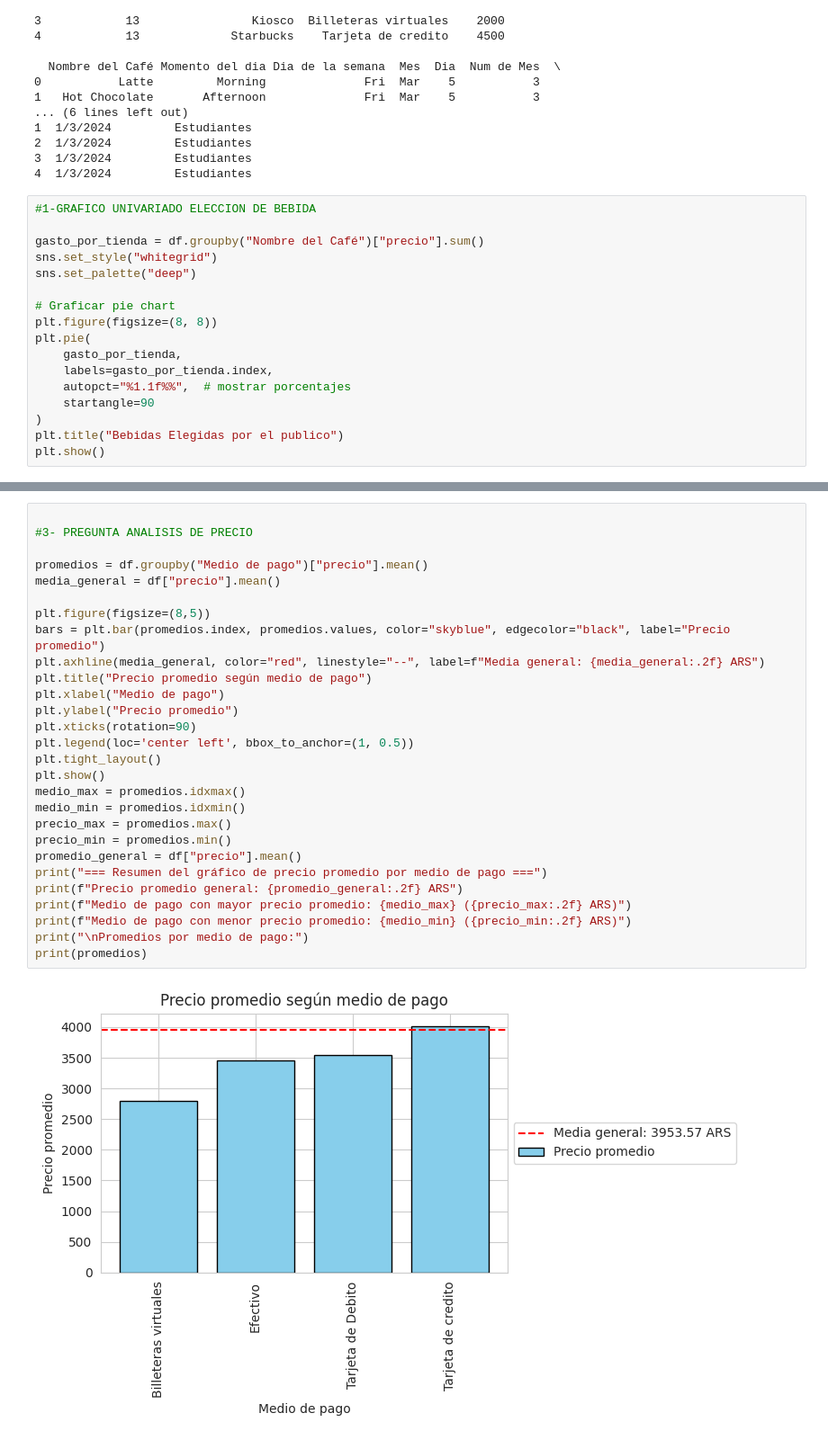
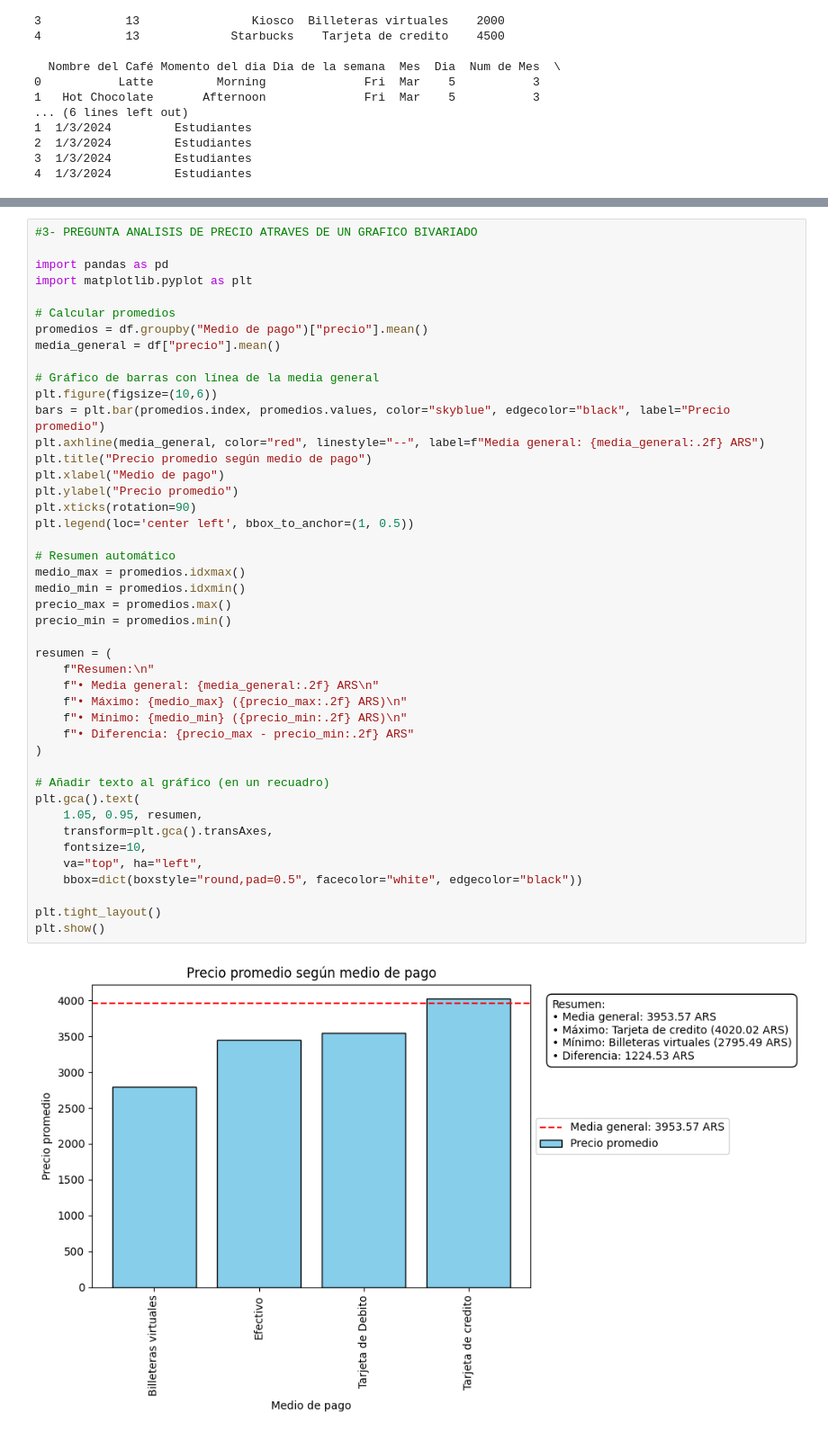
Before and after one commit to estemartinez87-cell/ProyectoConsumodeCafeI-MartinezEstela, a Jupyter notebook: Analisis_del_consumo_del_cafe.ipynb, the cells around one changed output, grey strips where cells are left out. Shown at 90% size. Saved outputs shown, nothing was run; the diff lists cells and outputs as text.

```diff
--- a/Analisis_del_consumo_del_cafe.ipynb
+++ b/Analisis_del_consumo_del_cafe.ipynb
@@ -55,20 +57,3 @@ print (df.head())
 2  1/3/2024         Estudiantes
 3  1/3/2024         Estudiantes
 4  1/3/2024         Estudiantes
-# %%
-#1-GRAFICO UNIVARIADO ELECCION DE BEBIDA
-
-gasto_por_tienda = df.groupby("Nombre del Café")["precio"].sum()
-sns.set_style("whitegrid")
-sns.set_palette("deep")
-
-# Graficar pie chart
-plt.figure(figsize=(8, 8))
-plt.pie(
-    gasto_por_tienda,
-    labels=gasto_por_tienda.index,
-    autopct="%1.1f%%",  # mostrar porcentajes
-    startangle=90
-)
-plt.title("Bebidas Elegidas por el publico")
-plt.show()
@@ -127,30 +210,46 @@ fig.show()
 # %%
+#3- PREGUNTA ANALISIS DE PRECIO ATRAVES DE UN GRAFICO BIVARIADO
 
-#3- PREGUNTA ANALISIS DE PRECIO
+import pandas as pd
+import matplotlib.pyplot as plt
 
+# Calcular promedios
 promedios = df.groupby("Medio de pago")["precio"].mean()
 media_general = df["precio"].mean()
 
-plt.figure(figsize=(8,5))
+# Gráfico de barras con línea de la media general
+plt.figure(figsize=(10,6))
 bars = plt.bar(promedios.index, promedios.values, color="skyblue", edgecolor="black", label="Precio promedio")
 plt.axhline(media_general, color="red", linestyle="--", label=f"Media general: {media_general:.2f} ARS")
 plt.title("Precio promedio según medio de pago")
 plt.xlabel("Medio de pago")
 plt.ylabel("Precio promedio")
 plt.xticks(rotation=90)
 plt.legend(loc='center left', bbox_to_anchor=(1, 0.5))
-plt.tight_layout()
-plt.show()
+
+# Resumen automático
 medio_max = promedios.idxmax()
 medio_min = promedios.idxmin()
 precio_max = promedios.max()
 precio_min = promedios.min()
-promedio_general = df["precio"].mean()
-print("=== Resumen del gráfico de precio promedio por medio de pago ===")
-print(f"Precio promedio general: {promedio_general:.2f} ARS")
-print(f"Medio de pago con mayor precio promedio: {medio_max} ({precio_max:.2f} ARS)")
-print(f"Medio de pago con menor precio promedio: {medio_min} ({precio_min:.2f} ARS)")
-print("\nPromedios por medio de pago:")
-print(promedios)
+
+resumen = (
+    f"Resumen:\n"
+    f"• Media general: {media_general:.2f} ARS\n"
+    f"• Máximo: {medio_max} ({precio_max:.2f} ARS)\n"
+    f"• Mínimo: {medio_min} ({precio_min:.2f} ARS)\n"
+    f"• Diferencia: {precio_max - precio_min:.2f} ARS"
+)
+
+# Añadir texto al gráfico (en un recuadro)
+plt.gca().text(
+    1.05, 0.95, resumen,
+    transform=plt.gca().transAxes,
+    fontsize=10,
+    va="top", ha="left",
+    bbox=dict(boxstyle="round,pad=0.5", facecolor="white", edgecolor="black"))
+
+plt.tight_layout()
+plt.show()
 # %% [output]
-[figure, old version]
+[figure, new version]
```
Also changed, not shown: parts of 12 cells of this notebook.
